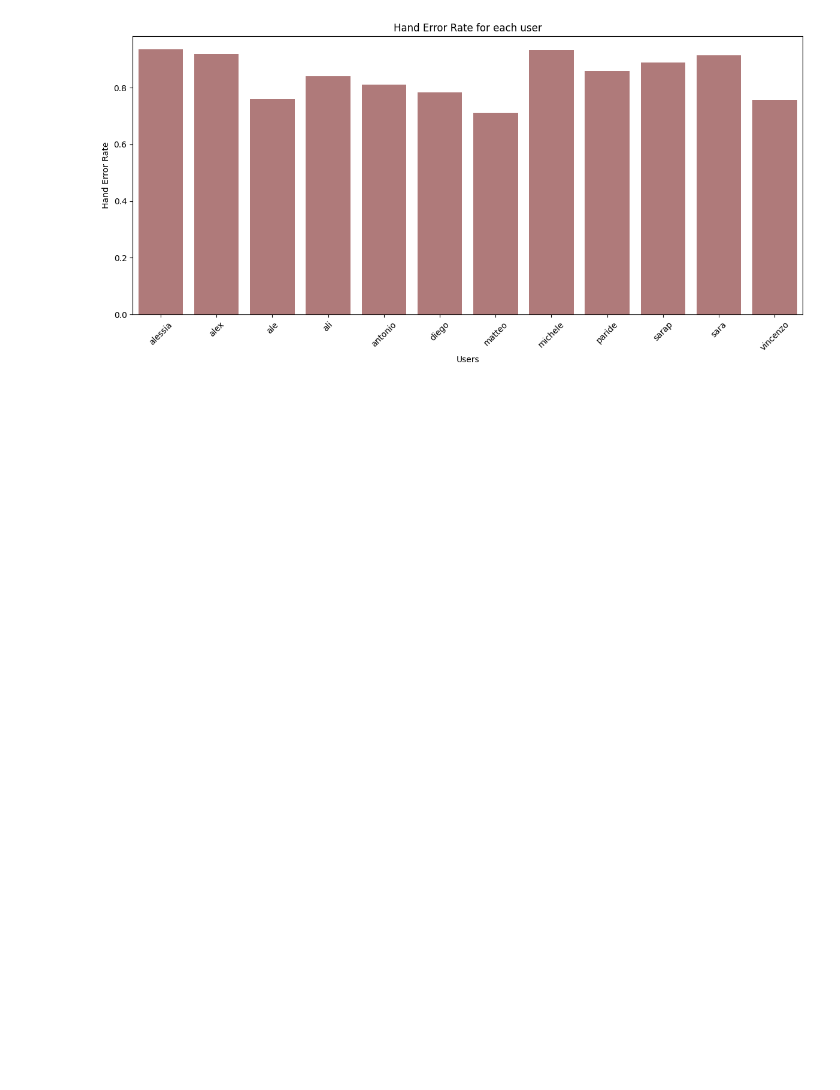
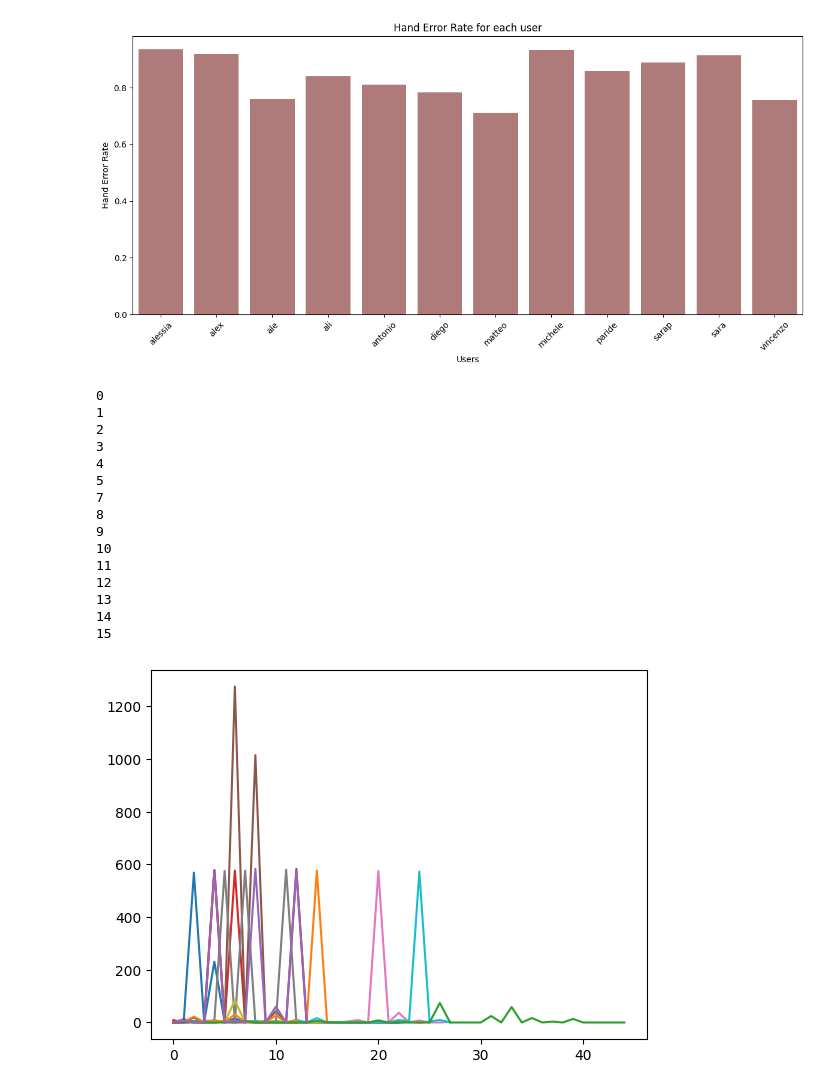
Before and after one commit to Davide-F5-Marincione/multimodal-chess, a Jupyter notebook: plot.ipynb, the cells around one changed output. Drawn from its saved outputs; the diff is of its cells as text; code cells hidden in the pictures; blank space fills up the shorter version.

Commit message:
tried plot, modified report slightly

```diff
--- a/plot.ipynb
+++ b/plot.ipynb
@@ -256,3 +257,47 @@ Passing `palette` without assigning `hue` is deprecated and will be removed in v
 The palette list has fewer values (1) than needed (12) and will cycle, which may produce an uninterpretable plot.
   sns.barplot(x='recording', y='error_rate_hand', data=df, palette= ['#B87171'])
 [figure]
+# %%
+def process_recording2(recording_path):
+
+    with open(recording_path) as recording_file:
+        data = json.load(recording_file)
+        player_actions = pd.DataFrame(data["player"])
+
+        # Defininf Action_Start, Action_End and Action_Duration
+        player_actions['action_start'] = pd.to_datetime(player_actions['action_start'])
+        player_actions['action_end'] = pd.to_datetime(player_actions['action_end'])
+        player_actions['duration'] = (player_actions['action_end'] - player_actions['action_start']).dt.total_seconds()
+        player_actions['apm'] = np.asarray([len(action) for action in player_actions['moves']]) / (player_actions['duration'] / 60)
+
+        return player_actions['action_start'], player_actions['action_end'], player_actions['apm']
+
+
+directory = 'recordings/'
+apms = []
+for i, filename in enumerate(os.listdir(directory)):
+    if filename.endswith(".json"):
+        recording_path = os.path.join(directory, filename)
+        start, end, apm = process_recording2(recording_path)
+        print(i)
+        apms.append(apm)
+        plt.plot(apm)
+
+plt.show()
+# %% [output]
+0
+1
+2
+3
+4
+5
+7
+8
+9
+10
+11
+12
+13
+14
+15
+[figure, added]
```
Also changed, not shown: parts of 1 cell of this notebook, 2 other files.
